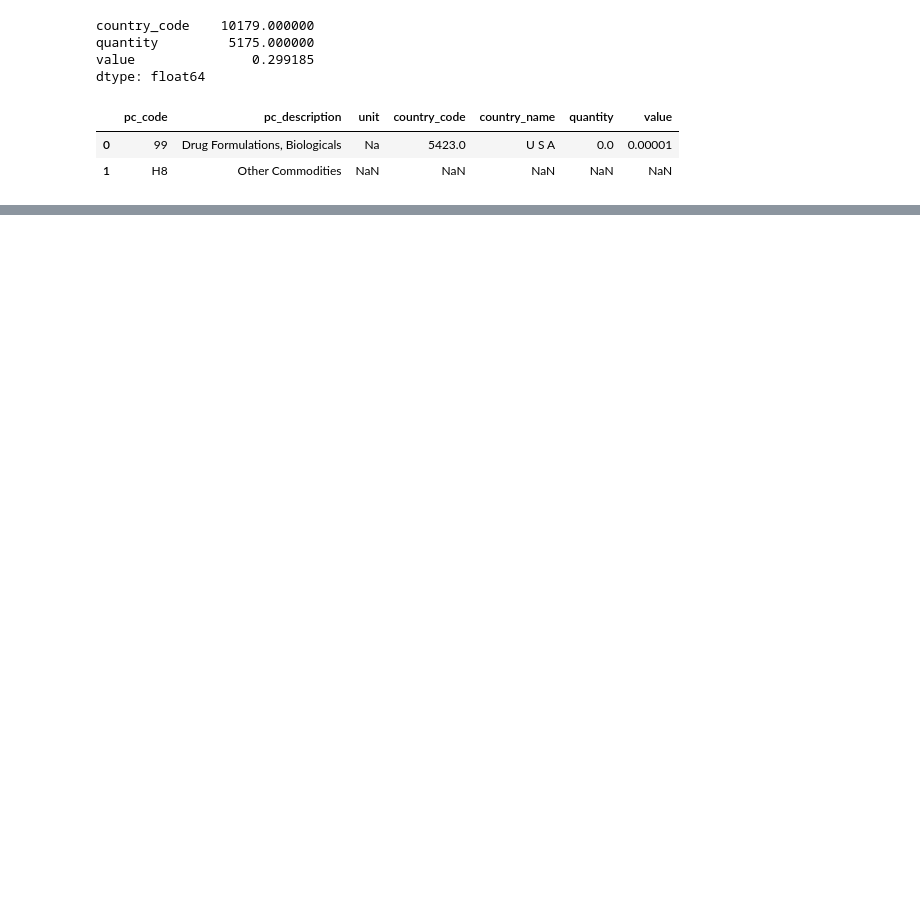
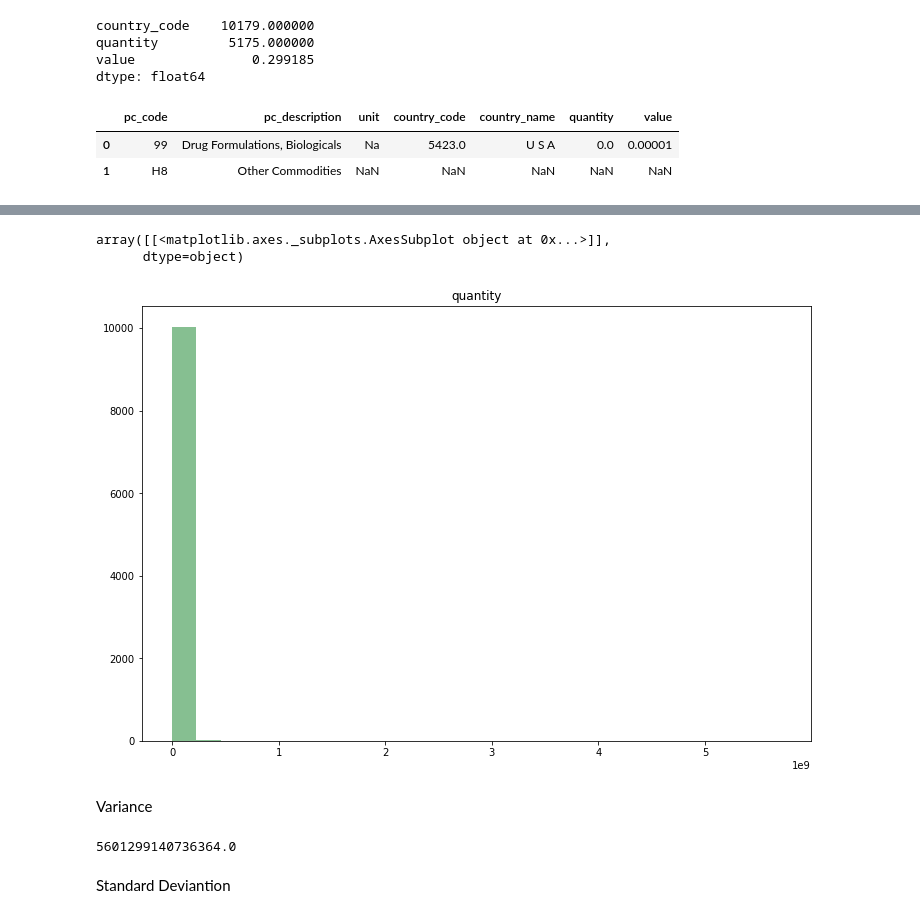
Before and after one commit to 22044/Data_Analytics, a Jupyter notebook: DataAnalyticsPR2.ipynb, the cells around one changed output, grey strips where cells are left out. Saved outputs shown, nothing was run; the diff lists cells and outputs as text; code cells hidden in the pictures; blank space fills up the shorter version.

```diff
--- a/DataAnalyticsPR2.ipynb
+++ b/DataAnalyticsPR2.ipynb
@@ -15,7 +18,7 @@ drive.mount('/content/drive')
 # %% [output]
 Drive already mounted at /content/drive; to attempt to forcibly remount, call drive.mount("/content/drive", force_remount=True).
 # %%
-df=pd.read_csv("/content/PC_Export_2016_2017.csv")
+df=pd.read_csv("/content/drive/MyDrive/Dataset/PC_Export_2016_2017.csv")
 # %%
 df
 # %% [output]
@@ -121,0 +107,5 @@ AttributeError: ignored
+# %%
+df1=pd.DataFrame(df)
+# %%
+df2=df1.dropna()  ## Dropping all the null values in the Following Dataset
+df2
@@ -121,0 +181,9 @@ AttributeError: ignored
+# %%
+ax = df2.hist(column='quantity', bins=25, grid=False, figsize=(12,8), color='#86bf91', zorder=2)
+ax
+# %% [output]
+array([[<matplotlib.axes._subplots.AxesSubplot object at 0x...>]],
+      dtype=object)
+[figure, added]
+# %% [markdown]
+Variance
@@ -121,0 +194,8 @@ AttributeError: ignored
+# %%
+deviations=[(x - meean) ** 2 for x in frame]
+variance=sum(deviations)/n
+variance
+# %% [output]
+5601299140736364.0
+# %% [markdown]
+Standard Deviantion
```
Also changed, not shown: parts of 16 cells of this notebook.
